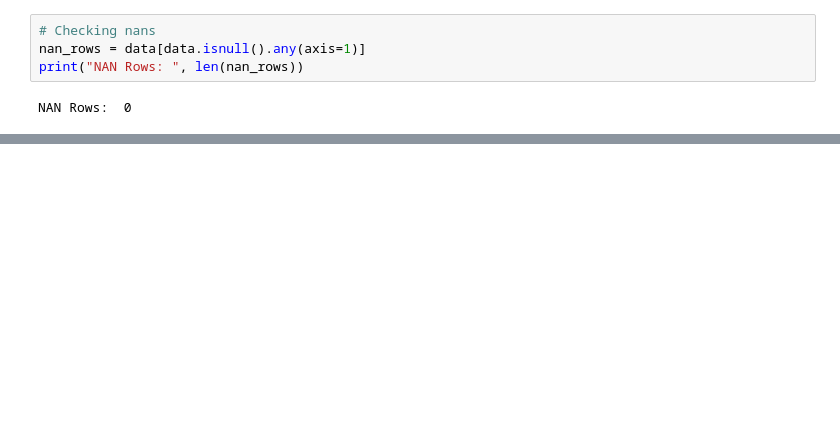
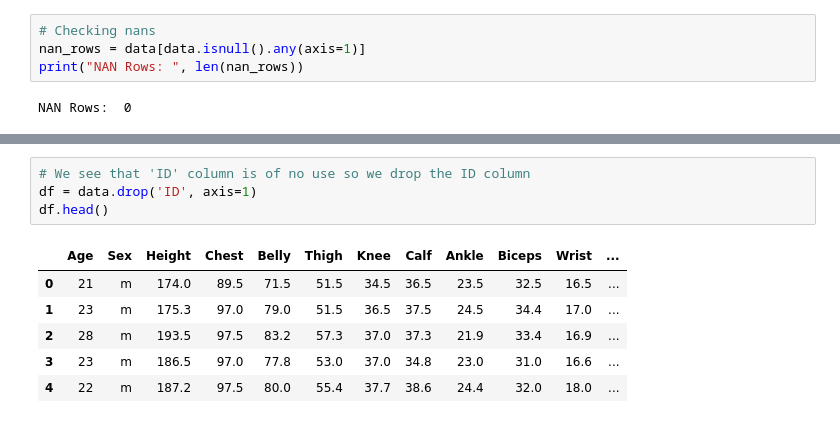
Before and after one commit to r-a-j/Regression-Analysis, a Jupyter notebook: Problem_3_Code_Raj_231811.ipynb, the cells around one changed output, grey strips where cells are left out. Cells and saved outputs as stored; diff of their text form; blank space fills up the shorter version.

```diff
--- a/Problem_3_Code_Raj_231811.ipynb
+++ b/Problem_3_Code_Raj_231811.ipynb
@@ -48,0 +60,11 @@ NAN Rows:  0
+# %%
+# We see that 'ID' column is of no use so we drop the ID column
+df = data.drop('ID', axis=1)
+df.head()
+# %% [output]
+|  | Age | Sex | Height | Chest | Belly | Thigh | Knee | Calf | Ankle | Biceps | Wrist | ... |
+| 0 | 21 | m | 174.0 | 89.5 | 71.5 | 51.5 | 34.5 | 36.5 | 23.5 | 32.5 | 16.5 | ... |
+| 1 | 23 | m | 175.3 | 97.0 | 79.0 | 51.5 | 36.5 | 37.5 | 24.5 | 34.4 | 17.0 | ... |
+| 2 | 28 | m | 193.5 | 97.5 | 83.2 | 57.3 | 37.0 | 37.3 | 21.9 | 33.4 | 16.9 | ... |
+| 3 | 23 | m | 186.5 | 97.0 | 77.8 | 53.0 | 37.0 | 34.8 | 23.0 | 31.0 | 16.6 | ... |
+| 4 | 22 | m | 187.2 | 97.5 | 80.0 | 55.4 | 37.7 | 38.6 | 24.4 | 32.0 | 18.0 | ... |
```
Also changed, not shown: parts of 9 cells of this notebook, 1 other file.
